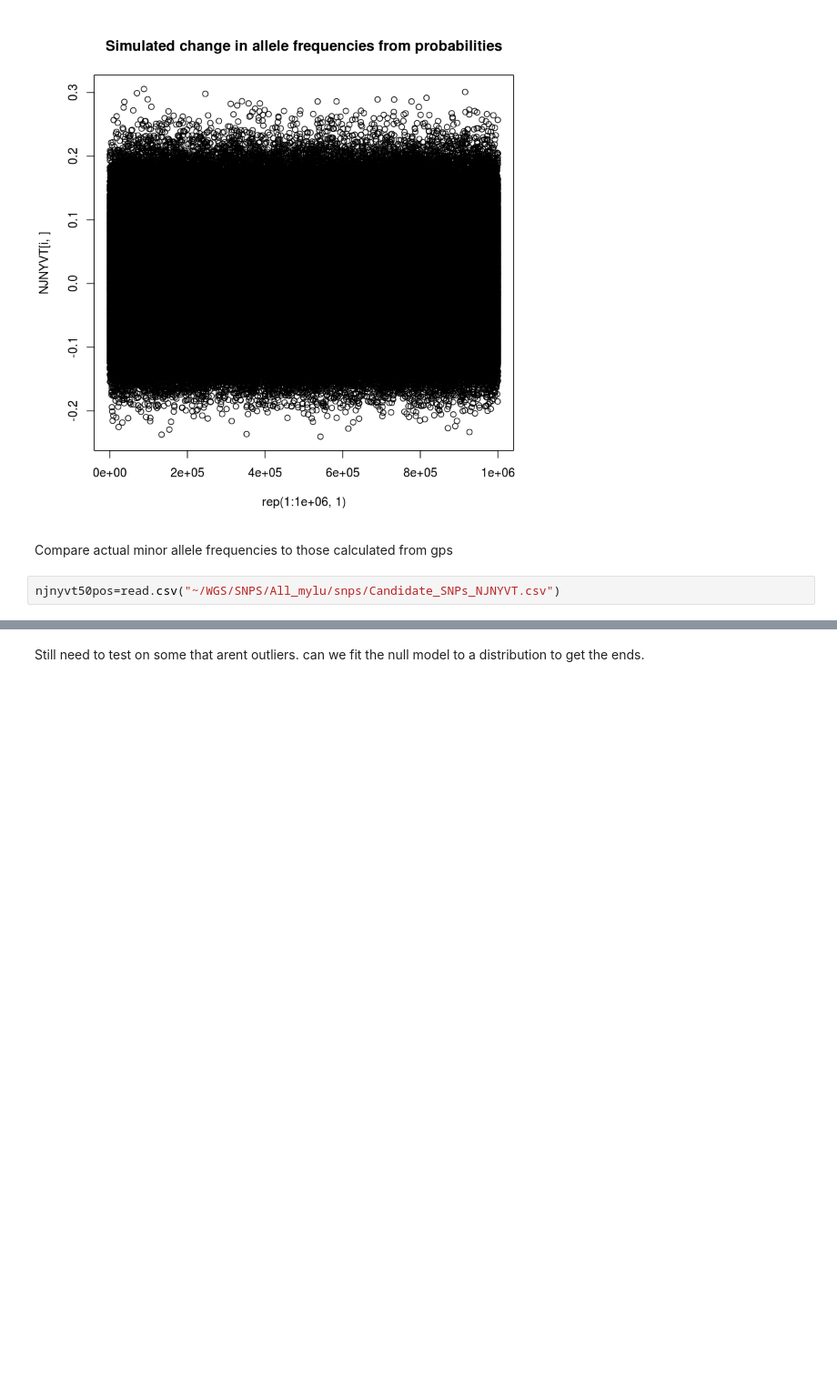
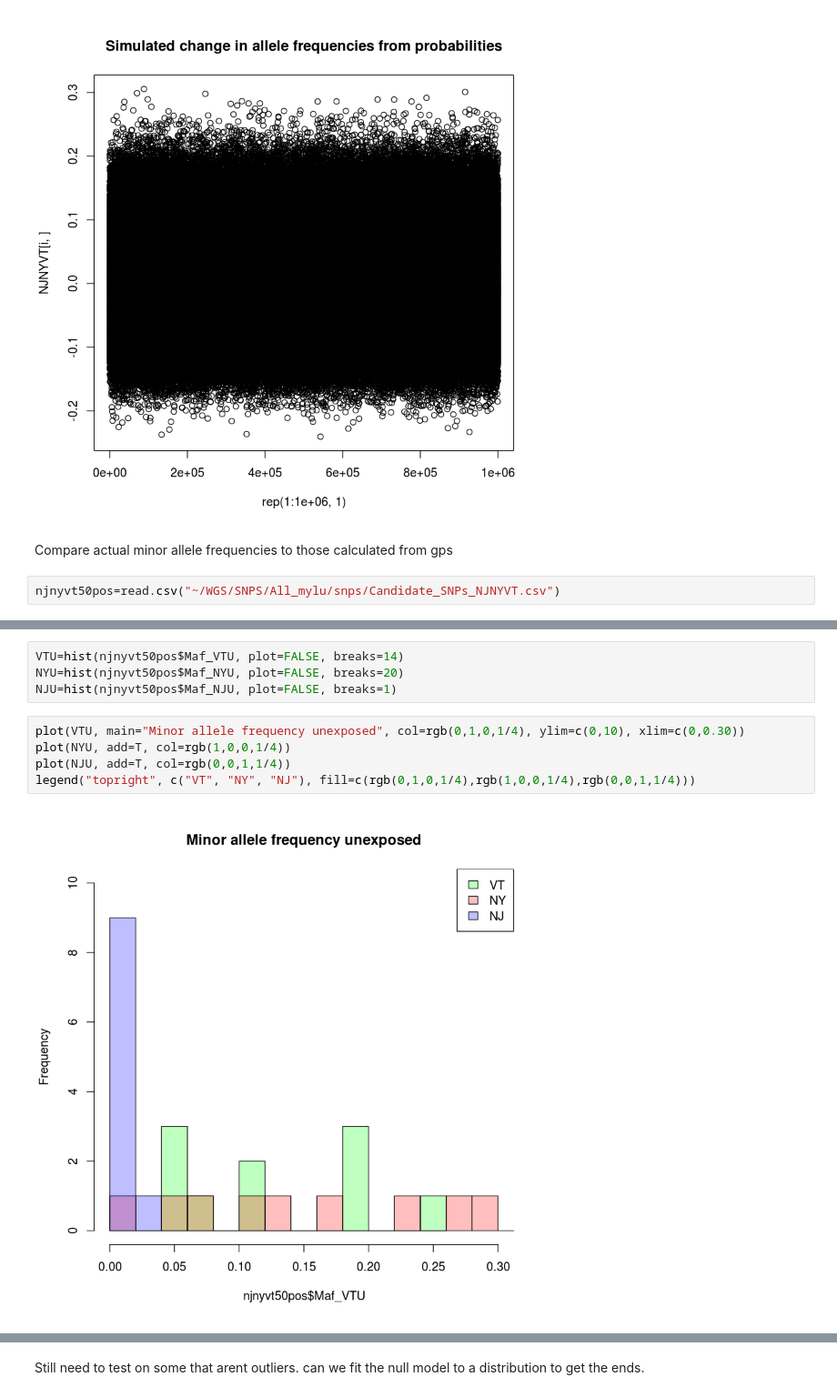
Before and after one commit to sagw/WNS_WGS, a Jupyter notebook: Notebooks/All_AlleleFreqChange.ipynb, the cells around one changed output, grey strips where cells are left out. Shown at 91% size. Cells and saved outputs as stored; diff of their text form; blank space fills up the shorter version.

Commit message:
allele freq graphs

```diff
--- a/Notebooks/All_AlleleFreqChange.ipynb
+++ b/Notebooks/All_AlleleFreqChange.ipynb
@@ -333,0 +302,11 @@ legend("topright", c("VT", "NY", "NJ"), fill=c("black", "red", "blue"))
+# %%
+VTU=hist(njnyvt50pos$Maf_VTU, plot=FALSE, breaks=14)
+NYU=hist(njnyvt50pos$Maf_NYU, plot=FALSE, breaks=20)
+NJU=hist(njnyvt50pos$Maf_NJU, plot=FALSE, breaks=1)
+# %%
+plot(VTU, main="Minor allele frequency unexposed", col=rgb(0,1,0,1/4), ylim=c(0,10), xlim=c(0,0.30))
+plot(NYU, add=T, col=rgb(1,0,0,1/4))
+plot(NJU, add=T, col=rgb(0,0,1,1/4))
+legend("topright", c("VT", "NY", "NJ"), fill=c(rgb(0,1,0,1/4),rgb(1,0,0,1/4),rgb(0,0,1,1/4)))
+# %% [output]
+[figure, added]
```
Also changed, not shown: parts of 8 cells of this notebook.
